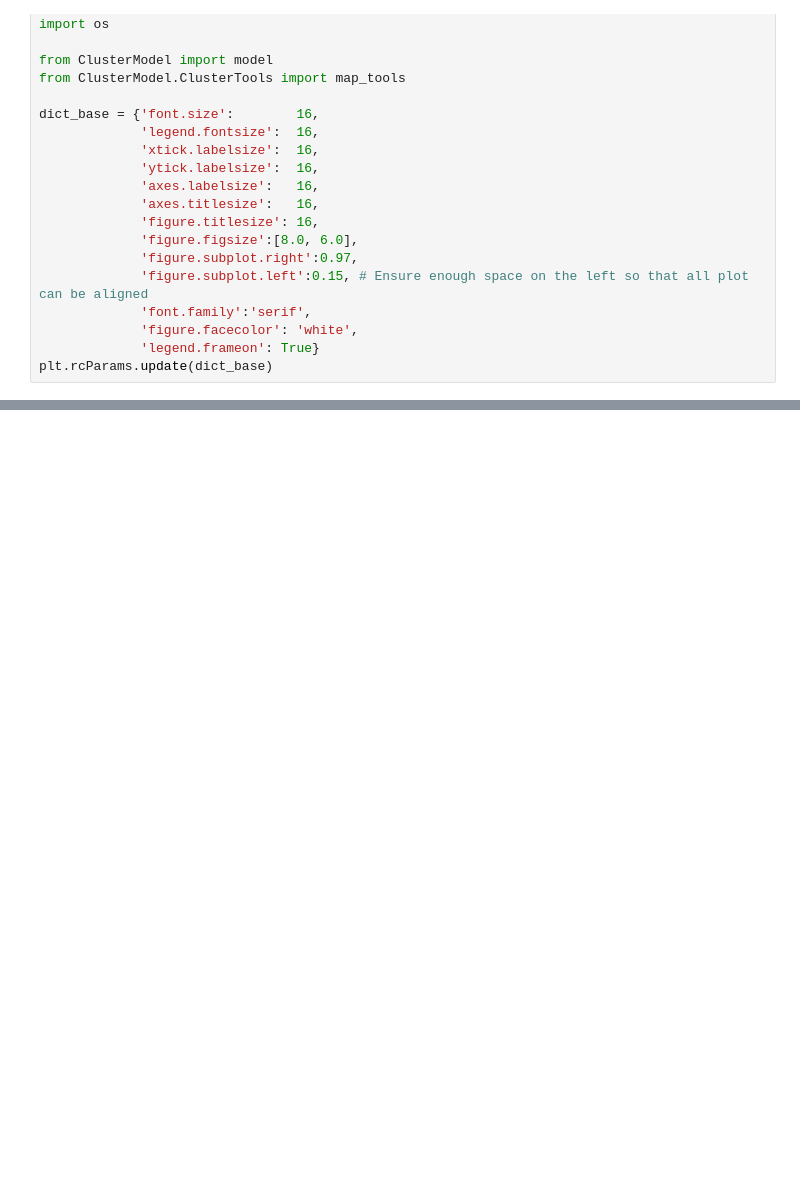
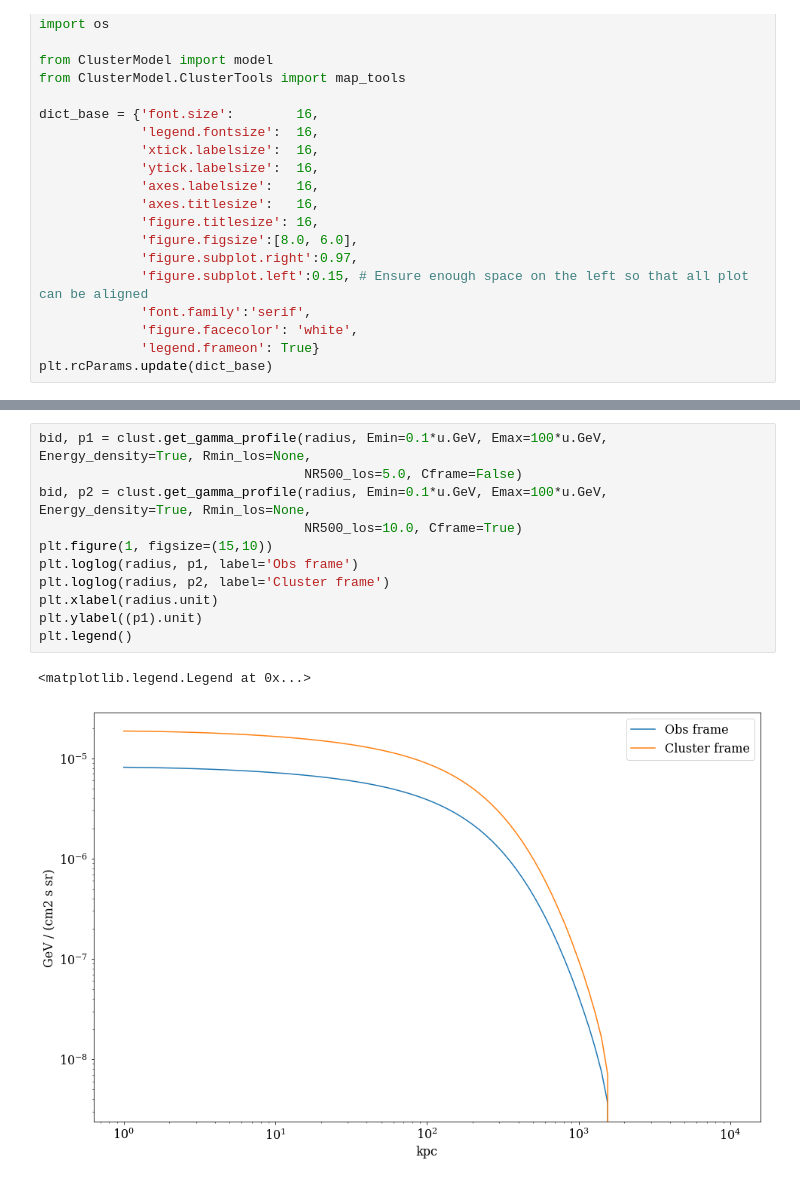
Before and after one commit to renlliang3/ClusterModel, a Jupyter notebook: notebook/model_dev_parameters.ipynb, the cells around one changed output, grey strips where cells are left out. Saved outputs shown, nothing was run; the diff lists cells and outputs as text; blank space fills up the shorter version.

```diff
--- a/notebook/model_dev_parameters.ipynb
+++ b/notebook/model_dev_parameters.ipynb
@@ -376,0 +79,14 @@ plt.loglog(Eg, Eg**2*spec_naima.to('GeV-1 s-1 cm-3'), '--')
+# %%
+bid, p1 = clust.get_gamma_profile(radius, Emin=0.1*u.GeV, Emax=100*u.GeV, Energy_density=True, Rmin_los=None,
+                                  NR500_los=5.0, Cframe=False)
+bid, p2 = clust.get_gamma_profile(radius, Emin=0.1*u.GeV, Emax=100*u.GeV, Energy_density=True, Rmin_los=None,
+                                  NR500_los=10.0, Cframe=True)
+plt.figure(1, figsize=(15,10))
+plt.loglog(radius, p1, label='Obs frame')
+plt.loglog(radius, p2, label='Cluster frame')
+plt.xlabel(radius.unit)
+plt.ylabel((p1).unit)
+plt.legend()
+# %% [output]
+<matplotlib.legend.Legend at 0x...>
+[figure, added]
```
Also changed, not shown: parts of 73 cells of this notebook.
